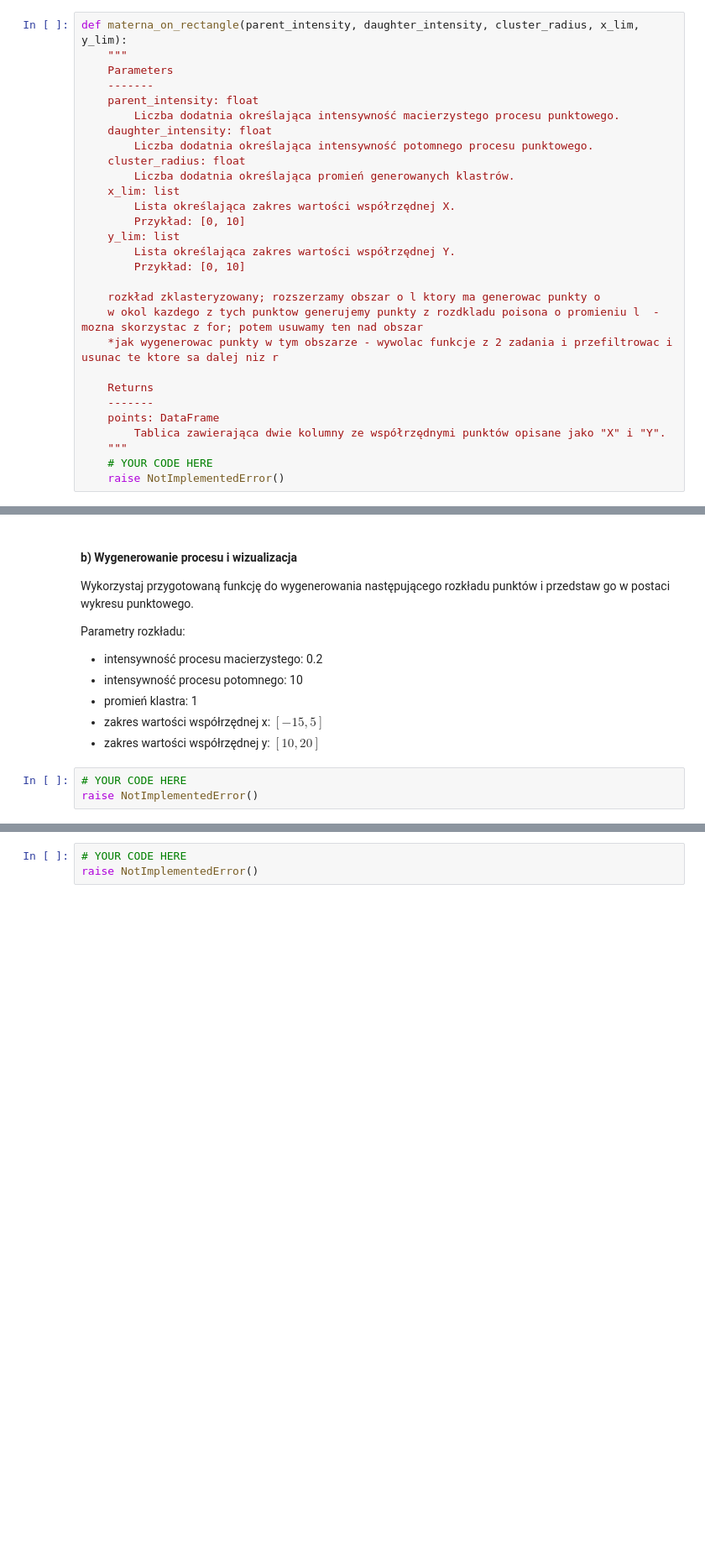
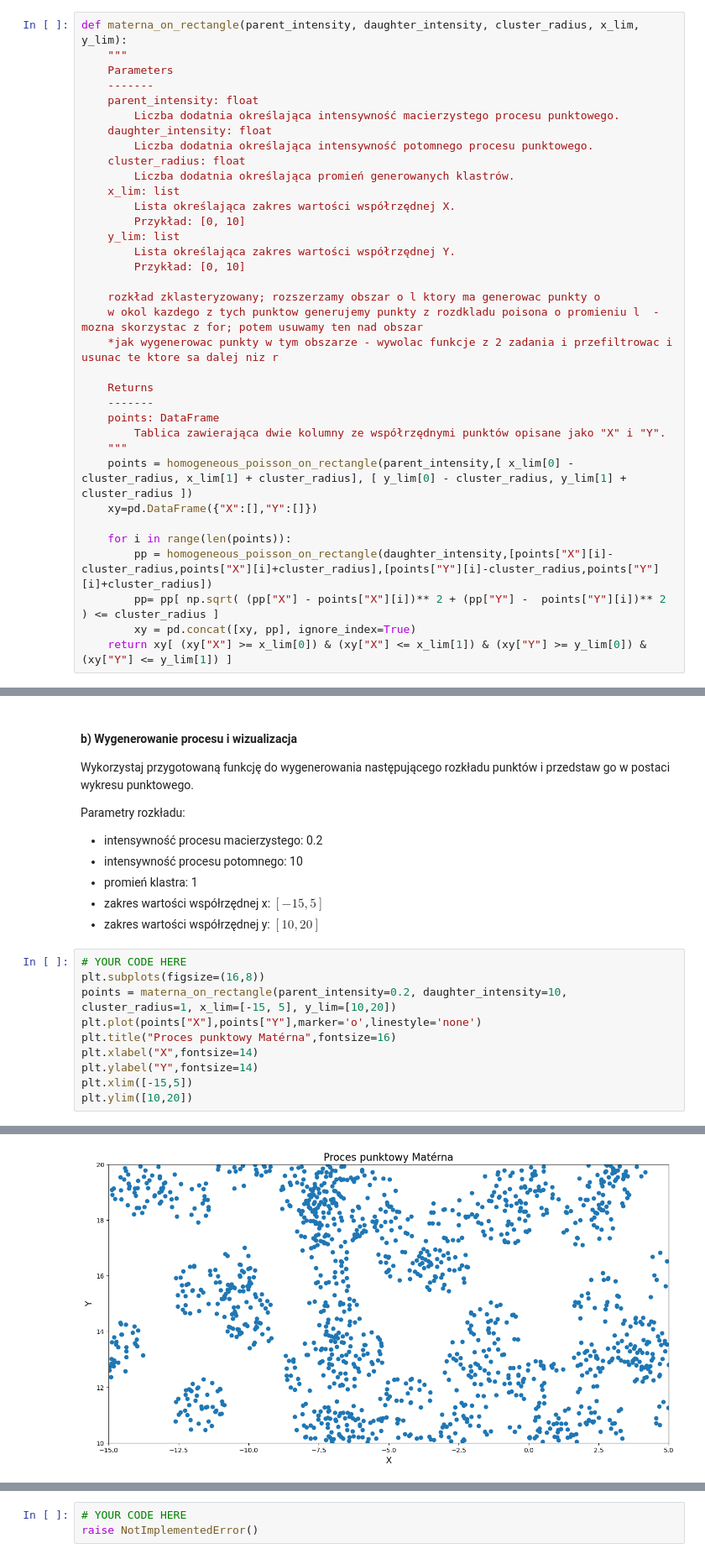
Before and after one commit to kubanskan/ADP, a Jupyter notebook: ZZ1-GenerowanieProcesowPunktowych/ZZ01.ipynb, the cells around one changed output, grey strips where cells are left out. Shown: that part at 84% size. Saved outputs shown, nothing was run; the diff lists cells and outputs as text; blank space fills up the shorter version.

```diff
--- a/ZZ1-GenerowanieProcesowPunktowych/ZZ01.ipynb
+++ b/ZZ1-GenerowanieProcesowPunktowych/ZZ01.ipynb
@@ -333,8 +339,14 @@ def materna_on_rectangle(parent_intensity, daughter_intensity, cluster_radius, x
     points: DataFrame
         Tablica zawierająca dwie kolumny ze współrzędnymi punktów opisane jako "X" i "Y".
     """
-    # YOUR CODE HERE
-    raise NotImplementedError()
+    points = homogeneous_poisson_on_rectangle(parent_intensity,[ x_lim[0] - cluster_radius, x_lim[1] + cluster_radius], [ y_lim[0] - cluster_radius, y_lim[1] + cluster_radius ])
+    xy=pd.DataFrame({"X":[],"Y":[]})
+
+    for i in range(len(points)):
+        pp = homogeneous_poisson_on_rectangle(daughter_intensity,[points["X"][i]-cluster_radius,points["X"][i]+cluster_radius],[points["Y"][i]-cluster_radius,points["Y"][i]+cluster_radius])
+        pp= pp[ np.sqrt( (pp["X"] - points["X"][i])** 2 + (pp["Y"] -  points["Y"][i])** 2 ) <= cluster_radius ]
+        xy = pd.concat([xy, pp], ignore_index=True)
+    return xy[ (xy["X"] >= x_lim[0]) & (xy["X"] <= x_lim[1]) & (xy["Y"] >= y_lim[0]) & (xy["Y"] <= y_lim[1]) ]
 # %%
 # Komórka testowa
 test_points_7 = materna_on_rectangle(parent_intensity=0.12, daughter_intensity=5, cluster_radius=1.2, x_lim=[-12, 17], y_lim=[-20,-4])
@@ -366,4 +378,12 @@ Parametry  rozkładu:
  - zakres wartości współrzędnej y: $[10, 20]$
 # %%
 # YOUR CODE HERE
-raise NotImplementedError()
+plt.subplots(figsize=(16,8))
+points = materna_on_rectangle(parent_intensity=0.2, daughter_intensity=10, cluster_radius=1, x_lim=[-15, 5], y_lim=[10,20])
+plt.plot(points["X"],points["Y"],marker='o',linestyle='none')
+plt.title("Proces punktowy Matérna",fontsize=16)
+plt.xlabel("X",fontsize=14)
+plt.ylabel("Y",fontsize=14)
+plt.xlim([-15,5])
+plt.ylim([10,20])
+# %% [output]
@@ -370,3 +391,4 @@ raise NotImplementedError()
+[figure, added]
 # %% [markdown]
 ### Zadanie 5: Proces punktowy Thomasa w obrębie prostokątnego obszaru [12 pkt]
 
```
Also changed, not shown: parts of 4 cells of this notebook.
